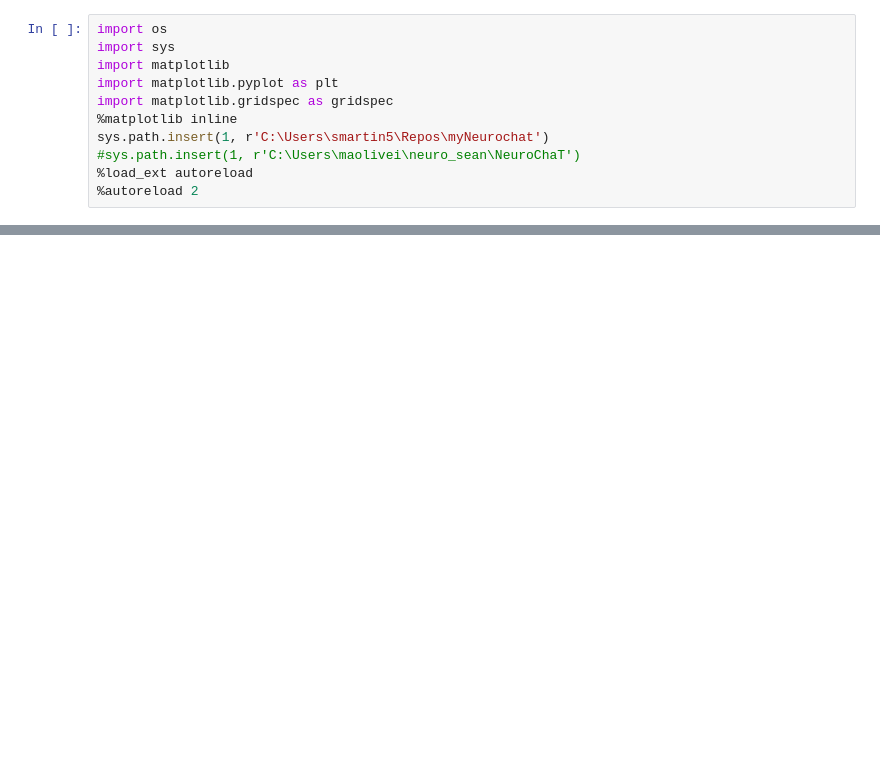
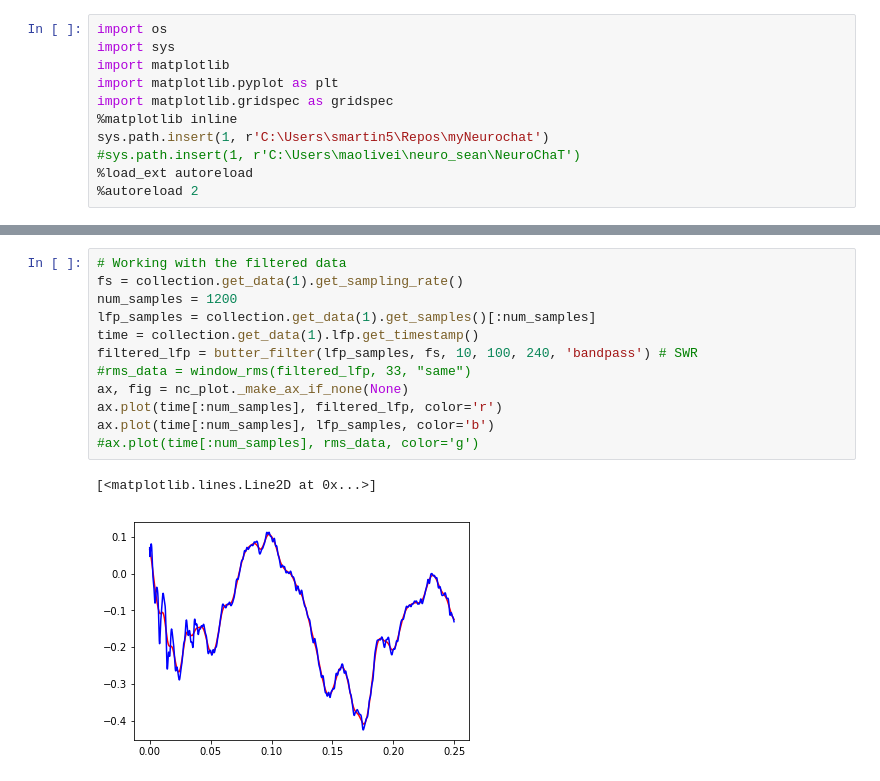
Before and after one commit to shanemomara/omaraneurolab, a Jupyter notebook: notebooks/ReplayAnalysis.ipynb, the cells around one changed output, grey strips where cells are left out. Saved outputs shown, nothing was run; the diff lists cells and outputs as text; blank space fills up the shorter version.

```diff
--- a/notebooks/ReplayAnalysis.ipynb
+++ b/notebooks/ReplayAnalysis.ipynb
@@ -72,0 +149,15 @@ fig = nc_plot.spike_position_raster(sub)
+# %%
+# Working with the filtered data
+fs = collection.get_data(1).get_sampling_rate()
+num_samples = 1200
+lfp_samples = collection.get_data(1).get_samples()[:num_samples]
+time = collection.get_data(1).lfp.get_timestamp()
+filtered_lfp = butter_filter(lfp_samples, fs, 10, 100, 240, 'bandpass') # SWR
+#rms_data = window_rms(filtered_lfp, 33, "same")
+ax, fig = nc_plot._make_ax_if_none(None)
+ax.plot(time[:num_samples], filtered_lfp, color='r')
+ax.plot(time[:num_samples], lfp_samples, color='b')
+#ax.plot(time[:num_samples], rms_data, color='g')
+# %% [output]
+[<matplotlib.lines.Line2D at 0x...>]
+[figure, added]
```
Also changed, not shown: parts of 26 cells of this notebook.
